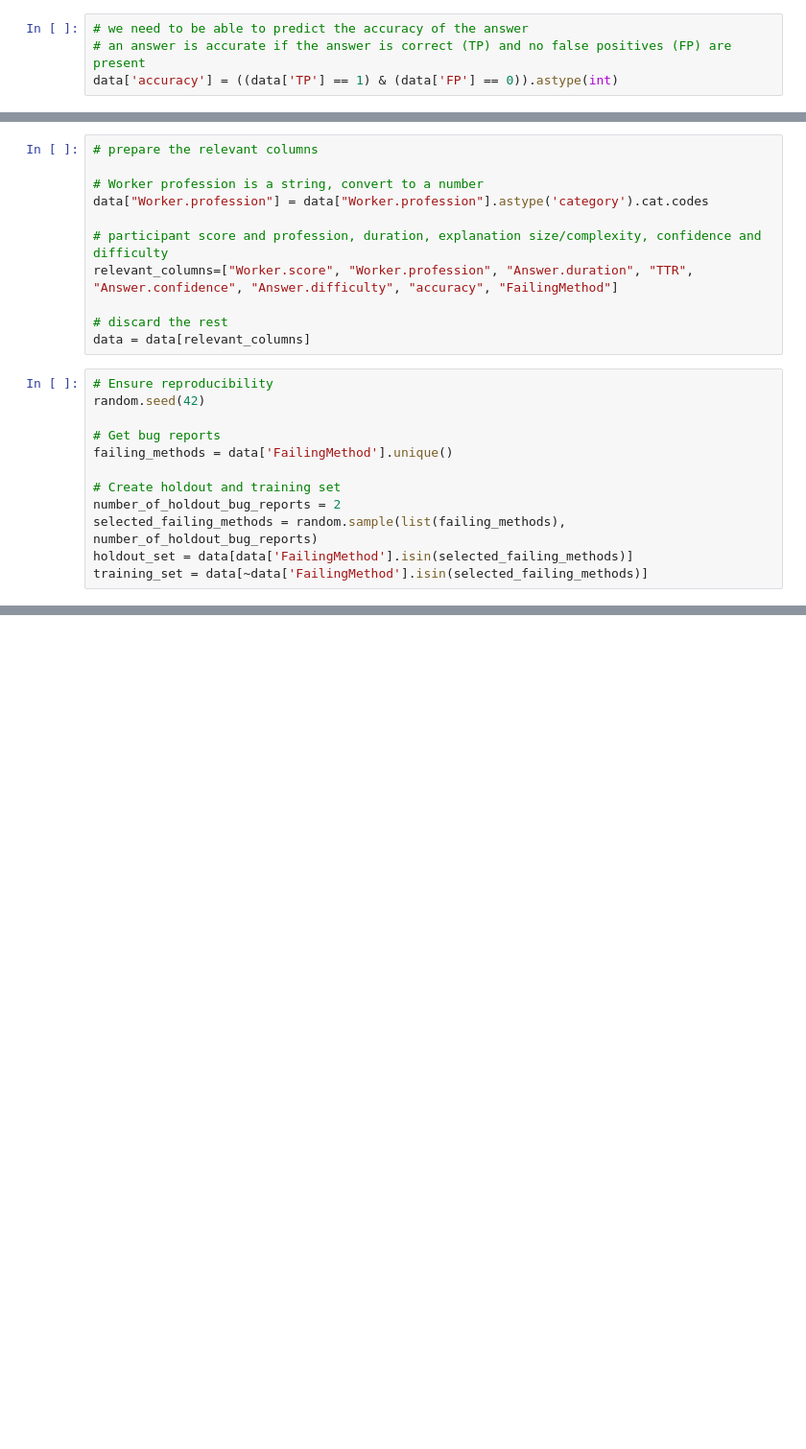
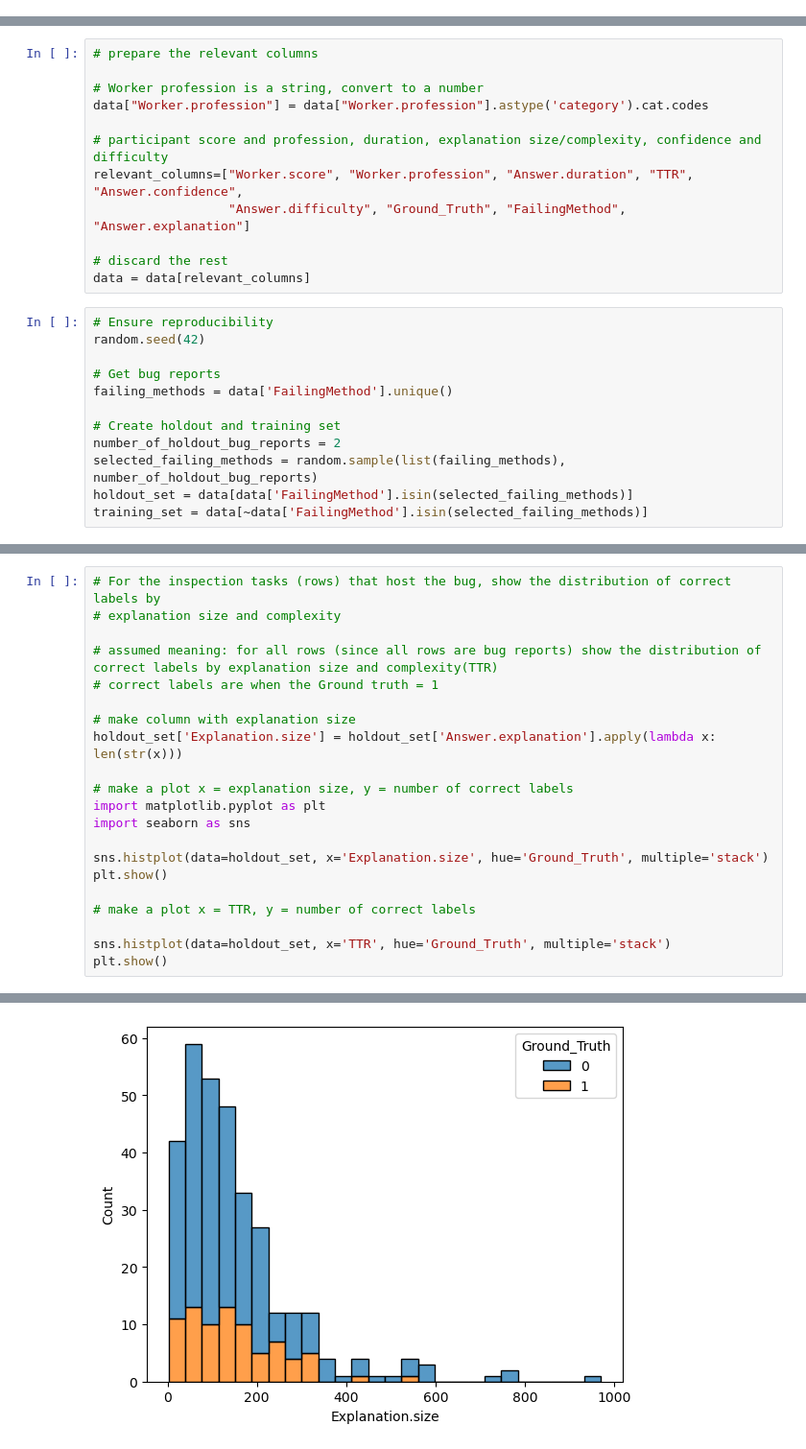
Before and after one commit to hpi-sam/ASE-GenAI, a Jupyter notebook: Belana-Ole/exercise2/notebook.ipynb, the cells around one changed output, grey strips where cells are left out. Shown at 96% size. Cells and saved outputs as stored; diff of their text form; blank space fills up the shorter version.

```diff
--- a/Belana-Ole/exercise2/notebook.ipynb
+++ b/Belana-Ole/exercise2/notebook.ipynb
@@ -27,4 +26,0 @@ print(data.head())
-# %%
-# we need to be able to predict the accuracy of the answer
-# an answer is accurate if the answer is correct (TP) and no false positives (FP) are present
-data['accuracy'] = ((data['TP'] == 1) & (data['FP'] == 0)).astype(int)
@@ -76,7 +62,8 @@ Name: Answer.explanation, dtype: object
 data["Worker.profession"] = data["Worker.profession"].astype('category').cat.codes
 
 # participant score and profession, duration, explanation size/complexity, confidence and difficulty
-relevant_columns=["Worker.score", "Worker.profession", "Answer.duration", "TTR", "Answer.confidence", "Answer.difficulty", "accuracy", "FailingMethod"]
+relevant_columns=["Worker.score", "Worker.profession", "Answer.duration", "TTR", "Answer.confidence",
+                  "Answer.difficulty", "Ground_Truth", "FailingMethod", "Answer.explanation"]
 
 # discard the rest
 data = data[relevant_columns]
@@ -186,0 +177,22 @@ HIT01_8: Precision=0.00, Recall=0.00
+# %%
+# For the inspection tasks (rows) that host the bug, show the distribution of correct labels by
+# explanation size and complexity
+
+# assumed meaning: for all rows (since all rows are bug reports) show the distribution of correct labels by explanation size and complexity(TTR)
+# correct labels are when the Ground truth = 1
+
+# make column with explanation size
+holdout_set['Explanation.size'] = holdout_set['Answer.explanation'].apply(lambda x: len(str(x)))
+
+# make a plot x = explanation size, y = number of correct labels
+import matplotlib.pyplot as plt
+import seaborn as sns
+
+sns.histplot(data=holdout_set, x='Explanation.size', hue='Ground_Truth', multiple='stack')
+plt.show()
+
+# make a plot x = TTR, y = number of correct labels
+
+sns.histplot(data=holdout_set, x='TTR', hue='Ground_Truth', multiple='stack')
+plt.show()
+# %% [output]
@@ -186,0 +204 @@ HIT01_8: Precision=0.00, Recall=0.00
+[figure, added]
```
Also changed, not shown: parts of 10 cells of this notebook.
